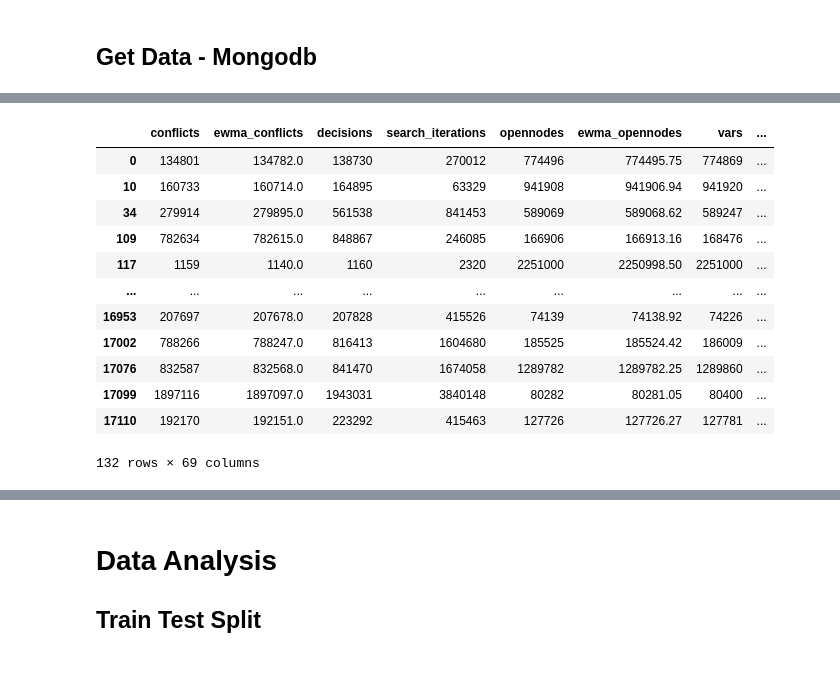
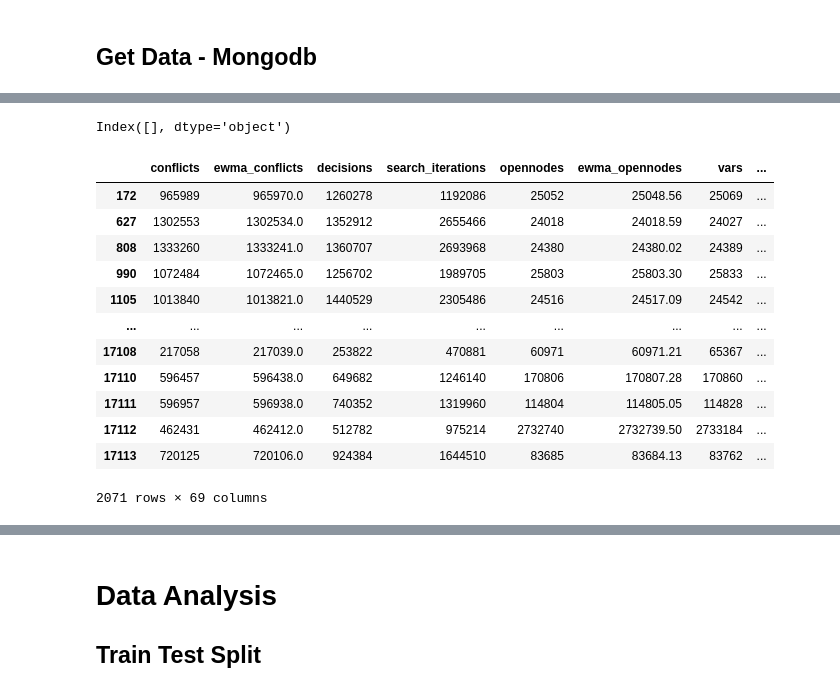
Before and after one commit to IDMP-B-2022/done-soon, a Jupyter notebook: Analysis.ipynb, the cells around one changed output, grey strips where cells are left out. Saved outputs shown, nothing was run; the diff lists cells and outputs as text; code cells hidden in the pictures.

```diff
--- a/Analysis.ipynb
+++ b/Analysis.ipynb
@@ -24,7 +24,7 @@ mongo_client = pymongo.MongoClient(conn_str, port=27017)
 
 #all data
 all_data = pd.DataFrame(mongo_client.test.problems.find({}))
-
+all_data = all_data[all_data['error'] !=True ]
 #manual filtering (1hour)
 timeout_after_hour = all_data[all_data.time_to_solution > 7199 * 1000] #>2hours
 finishes_before_lower_bound = all_data[all_data.time_to_solution < 30 * 1000] #<30 sec
@@ -129,7 +120,8 @@ for i in range (1,100):
                         new_p=gradients(df_prev.loc[id], new_p)
                     new_p['mzn'] = problem['mzn']
                     new_p['dzn'] = problem['dzn']
-                    new_p['solved_within_time_limit'] = problem['time_to_solution'] < 7199 * 1000
+                    new_p['solved_within_time_limit'] = problem['time_to_solution'] < 7199 * 1000 \
+                    or np.logical_not(np.isnan(problem['time_to_solution']))
                     df_i.append((id, new_p))
     df_i = pd.DataFrame([a[1] for a in df_i], index=[a[0] for a in df_i])
     df_i=df_i.fillna(value = 0)
@@ -139,16 +133,20 @@ for i in range (1,100):
+# %%
+features_at_percent[20].keys()[nans]
+# %% [output]
+Index([], dtype='object')
 # %%
-features_at_percent[99]
+features_at_percent[20]
 # %% [output]
 |  | conflicts | ewma_conflicts | decisions | search_iterations | opennodes | ewma_opennodes | vars | ... |
-| 0 | 134801 | 134782.0 | 138730 | 270012 | 774496 | 774495.75 | 774869 | ... |
-| 10 | 160733 | 160714.0 | 164895 | 63329 | 941908 | 941906.94 | 941920 | ... |
-| 34 | 279914 | 279895.0 | 561538 | 841453 | 589069 | 589068.62 | 589247 | ... |
-| 109 | 782634 | 782615.0 | 848867 | 246085 | 166906 | 166913.16 | 168476 | ... |
-| 117 | 1159 | 1140.0 | 1160 | 2320 | 2251000 | 2250998.50 | 2251000 | ... |
+| 172 | 965989 | 965970.0 | 1260278 | 1192086 | 25052 | 25048.56 | 25069 | ... |
+| 627 | 1302553 | 1302534.0 | 1352912 | 2655466 | 24018 | 24018.59 | 24027 | ... |
+| 808 | 1333260 | 1333241.0 | 1360707 | 2693968 | 24380 | 24380.02 | 24389 | ... |
+| 990 | 1072484 | 1072465.0 | 1256702 | 1989705 | 25803 | 25803.30 | 25833 | ... |
+| 1105 | 1013840 | 1013821.0 | 1440529 | 2305486 | 24516 | 24517.09 | 24542 | ... |
 | ... | ... | ... | ... | ... | ... | ... | ... | ... |
-| 16953 | 207697 | 207678.0 | 207828 | 415526 | 74139 | 74138.92 | 74226 | ... |
-| 17002 | 788266 | 788247.0 | 816413 | 1604680 | 185525 | 185524.42 | 186009 | ... |
-| 17076 | 832587 | 832568.0 | 841470 | 1674058 | 1289782 | 1289782.25 | 1289860 | ... |
-| 17099 | 1897116 | 1897097.0 | 1943031 | 3840148 | 80282 | 80281.05 | 80400 | ... |
-| 17110 | 192170 | 192151.0 | 223292 | 415463 | 127726 | 127726.27 | 127781 | ... |
+| 17108 | 217058 | 217039.0 | 253822 | 470881 | 60971 | 60971.21 | 65367 | ... |
+| 17110 | 596457 | 596438.0 | 649682 | 1246140 | 170806 | 170807.28 | 170860 | ... |
+| 17111 | 596957 | 596938.0 | 740352 | 1319960 | 114804 | 114805.05 | 114828 | ... |
+| 17112 | 462431 | 462412.0 | 512782 | 975214 | 2732740 | 2732739.50 | 2733184 | ... |
+| 17113 | 720125 | 720106.0 | 924384 | 1644510 | 83685 | 83684.13 | 83762 | ... |
-132 rows × 69 columns
+2071 rows × 69 columns
```
Also changed, not shown: parts of 15 cells of this notebook.
